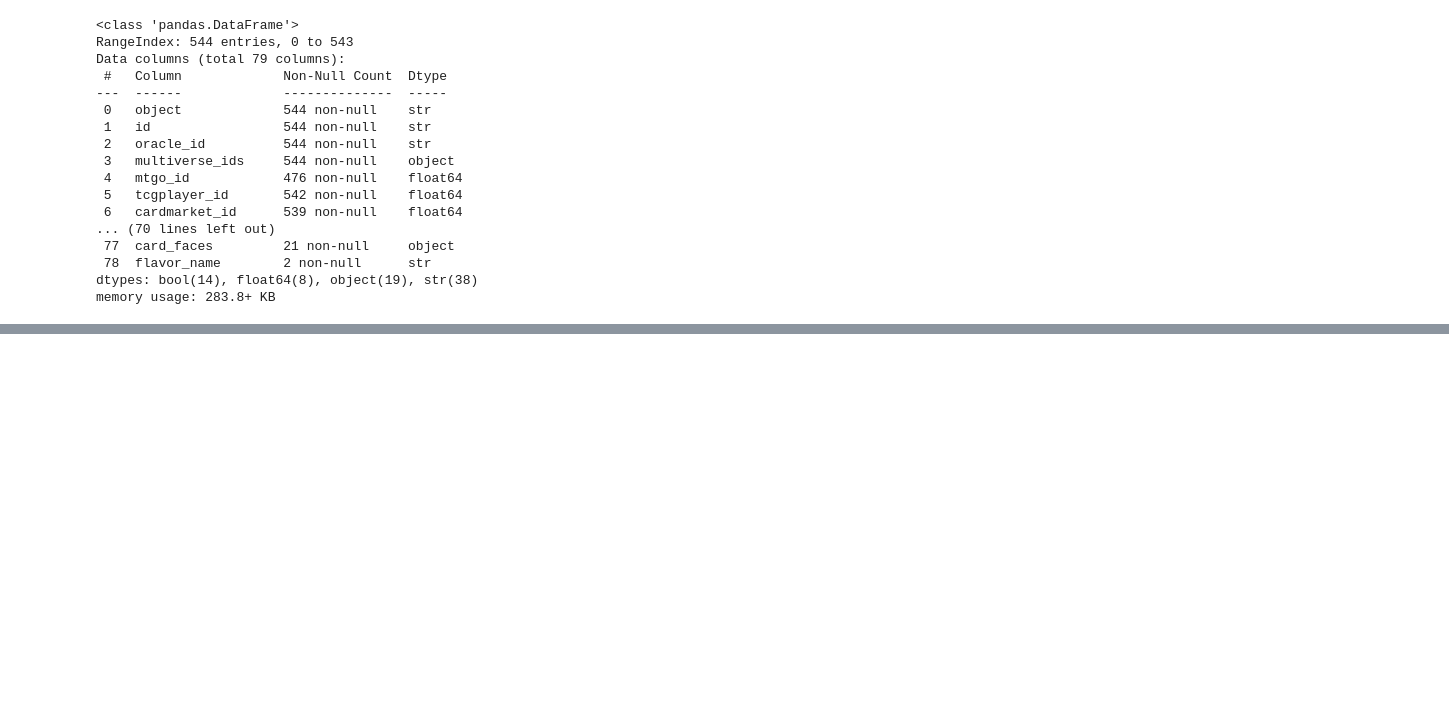
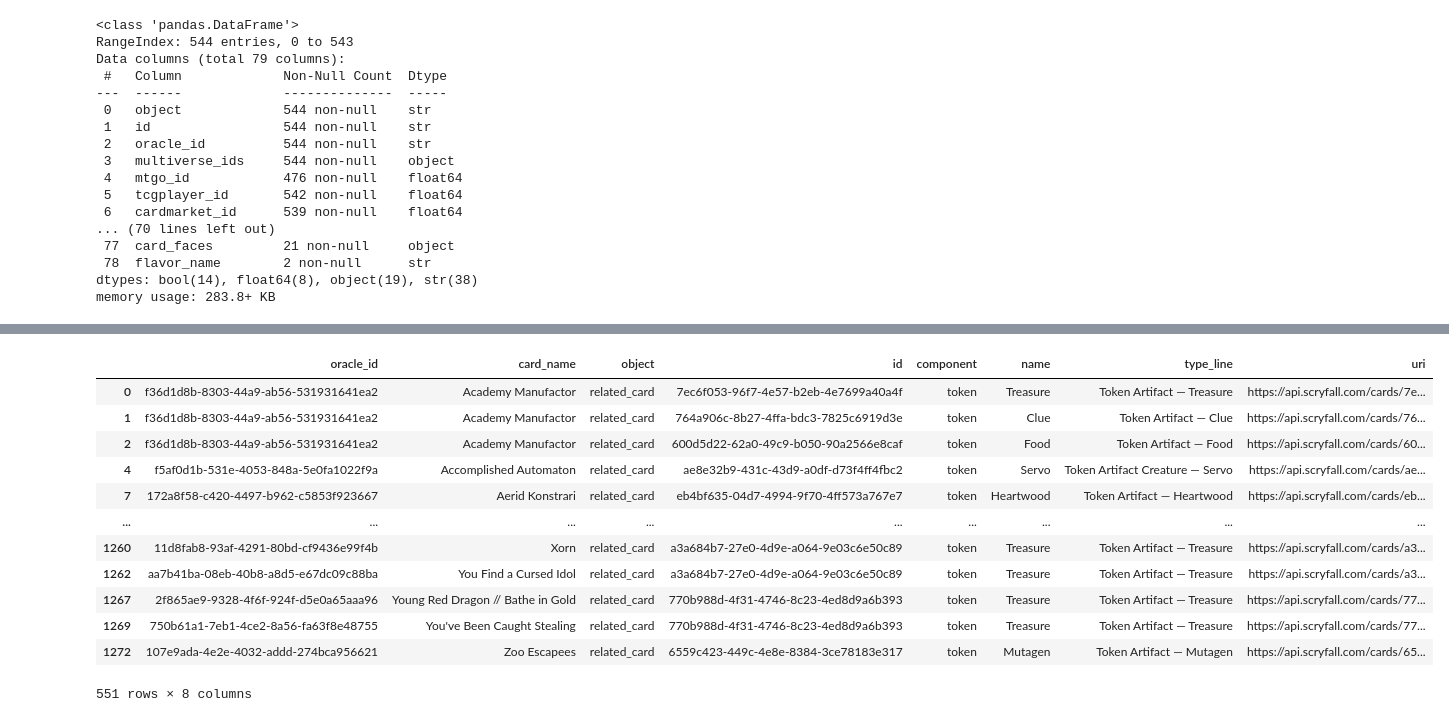
Before and after one commit to halex02/mtg-artifact-token-analyzer, a Jupyter notebook: tokens_search.ipynb, the cells around one changed output, grey strips where cells are left out. Cells and saved outputs as stored; diff of their text form; code cells hidden in the pictures; blank space fills up the shorter version.

```diff
--- a/tokens_search.ipynb
+++ b/tokens_search.ipynb
@@ -103,3 +103,22 @@ Data columns (total 79 columns):
  78  flavor_name        2 non-null      str
 dtypes: bool(14), float64(8), object(19), str(38)
 memory usage: 283.8+ KB
+# %%
+columns = [
+    "id",
+    "oracle_id",
+    "name",
+    "mana_cost",
+    "cmc",
+    "type_line",
+    "oracle_text",
+    "colors",
+    "color_identity",
+    "all_parts",
+    "legalities",
+    "games",
+    "reserved",
+    "game_changer",
+]
+
+df_cards = df[columns].copy()
@@ -105,0 +168,39 @@ memory usage: 283.8+ KB
+# %%
+df_tokens = df_cards[["oracle_id", "name", "all_parts"]
+    ].rename(columns={"name":"card_name"}).explode("all_parts")
+
+df_tokens = df_tokens.dropna(
+    subset = ["all_parts"]
+).reset_index(drop=True)
+
+parts = pd.json_normalize(
+    df_tokens.pop("all_parts").tolist()
+)
+
+df_tokens = pd.concat(
+    [df_tokens, parts],
+    axis=1
+)
+
+df_tokens = df_tokens[
+    (df_tokens["component"] == "token") &
+    (df_tokens["type_line"].str.contains(
+        "Artifact", case=False, na=False
+    ))
+]
+# %%
+df_tokens
+# %% [output]
+|  | oracle_id | card_name | object | id | component | name | type_line | uri |
+| 0 | f36d1d8b-8303-44a9-ab56-531931641ea2 | Academy Manufactor | related_card | 7ec6f053-96f7-4e57-b2eb-4e7699a40a4f | token | Treasure | Token Artifact — Treasure | https://api.scryfall.com/cards/7e... |
+| 1 | f36d1d8b-8303-44a9-ab56-531931641ea2 | Academy Manufactor | related_card | 764a906c-8b27-4ffa-bdc3-7825c6919d3e | token | Clue | Token Artifact — Clue | https://api.scryfall.com/cards/76... |
+| 2 | f36d1d8b-8303-44a9-ab56-531931641ea2 | Academy Manufactor | related_card | 600d5d22-62a0-49c9-b050-90a2566e8caf | token | Food | Token Artifact — Food | https://api.scryfall.com/cards/60... |
+| 4 | f5af0d1b-531e-4053-848a-5e0fa1022f9a | Accomplished Automaton | related_card | ae8e32b9-431c-43d9-a0df-d73f4ff4fbc2 | token | Servo | Token Artifact Creature — Servo | https://api.scryfall.com/cards/ae... |
+| 7 | 172a8f58-c420-4497-b962-c5853f923667 | Aerid Konstrari | related_card | eb4bf635-04d7-4994-9f70-4ff573a767e7 | token | Heartwood | Token Artifact — Heartwood | https://api.scryfall.com/cards/eb... |
+| ... | ... | ... | ... | ... | ... | ... | ... | ... |
+| 1260 | 11d8fab8-93af-4291-80bd-cf9436e99f4b | Xorn | related_card | a3a684b7-27e0-4d9e-a064-9e03c6e50c89 | token | Treasure | Token Artifact — Treasure | https://api.scryfall.com/cards/a3... |
+| 1262 | aa7b41ba-08eb-40b8-a8d5-e67dc09c88ba | You Find a Cursed Idol | related_card | a3a684b7-27e0-4d9e-a064-9e03c6e50c89 | token | Treasure | Token Artifact — Treasure | https://api.scryfall.com/cards/a3... |
+| 1267 | 2f865ae9-9328-4f6f-924f-d5e0a65aaa96 | Young Red Dragon // Bathe in Gold | related_card | 770b988d-4f31-4746-8c23-4ed8d9a6b393 | token | Treasure | Token Artifact — Treasure | https://api.scryfall.com/cards/77... |
+| 1269 | 750b61a1-7eb1-4ce2-8a56-fa63f8e48755 | You've Been Caught Stealing | related_card | 770b988d-4f31-4746-8c23-4ed8d9a6b393 | token | Treasure | Token Artifact — Treasure | https://api.scryfall.com/cards/77... |
+| 1272 | 107e9ada-4e2e-4032-addd-274bca956621 | Zoo Escapees | related_card | 6559c423-449c-4e8e-8384-3ce78183e317 | token | Mutagen | Token Artifact — Mutagen | https://api.scryfall.com/cards/65... |
+551 rows × 8 columns
```
Also changed, not shown: parts of 2 cells of this notebook.
